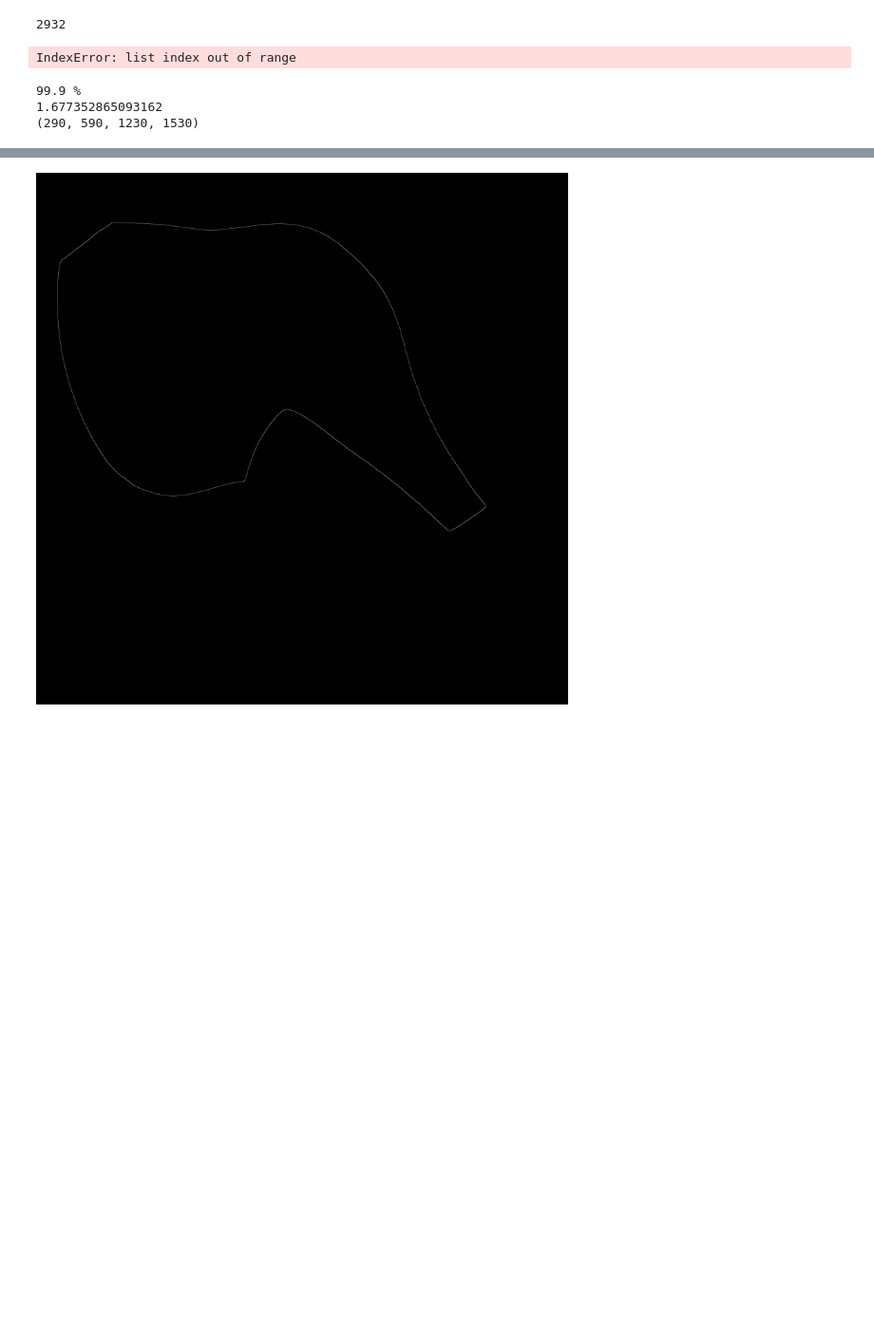
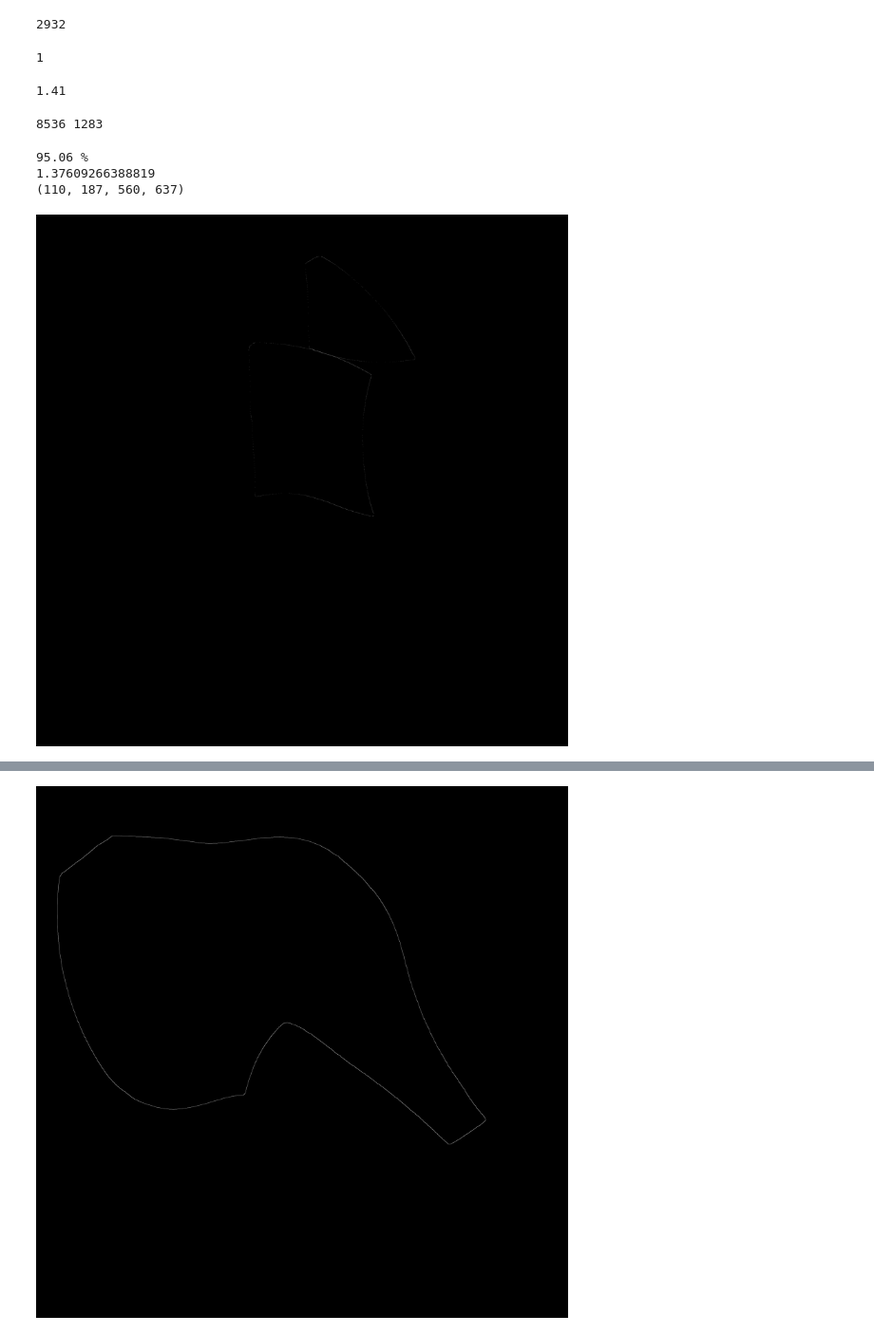
Before and after one commit to Totti00/VA_Project, a Jupyter notebook: VA_project.ipynb, the cells around one changed output, grey strips where cells are left out. Shown: that part at 95% size. Saved outputs shown, nothing was run; the diff lists cells and outputs as text; code cells hidden in the pictures; blank space fills up the shorter version.

Commit message:
working on simpler edges

```diff
--- a/VA_project.ipynb
+++ b/VA_project.ipynb
@@ -398,7 +398,7 @@ def get_cosine_angle(a, b, c):
 def eval_match(edge1, edge2):
   arr1 = edge1.copy()
   arr2 = edge2.copy()
-  if check_length(arr1, arr2):  #check_euc_distance(arr1, arr2)
+  if True: #if check_length(arr1, arr2):  #check_euc_distance(arr1, arr2)
     shift = arr1[0] - arr2[0]
     arr2 += shift
     arr2 = rotate(arr2, arr2[0], get_angle(arr1[-1], arr1[0], arr2[-1]))
@@ -825 +825,15 @@ def new_match(arr1, arr2, max_size):
   return min_distance, min_coords
+# %%
+def get_quad_distance(A, B):
+  return ((B[0] - A[0])**2) + ((B[1] - A[1])**2)
+
+import math
+def distance(point1, point2):
+		return round(math.sqrt((point1[0] - point2[0])**2 + (point1[1] - point2[1])**2), 2)
+
+def get_distances(arr):
+  results = []
+  for i in range(len(arr)):
+    #results.append(get_quad_distance(arr[i], arr[i - 1]))
+    results.append(distance(arr[i], arr[i - 1]))
+  return results
@@ -825,0 +894,8 @@ def new_match(arr1, arr2, max_size):
+# %%
+max(difference(getX(contours[0])))
+# %% [output]
+1
+# %%
+max(get_distances(contours[0]))
+# %% [output]
+1.41
@@ -826,12 +904,41 @@ def new_match(arr1, arr2, max_size):
 # %%
-print(len(contours[0]), len(contours_simplifier(contours[4])))
+print(len(contours[0]), len(contours_simplifier(contours[1])))
 # %% [output]
-IndexError: list index out of range
+8536 1283
 # %%
-score, coords = new_match(contours[0], contours[2], 300)   #1, 3, 400
+score, coords = new_match(contours[3], contours[1])   #1, 3, 400
 print(score)
 print(coords)
 # %% [output]
-99.9 %
-1.677352865093162
-(290, 590, 1230, 1530)
+95.06 %
+1.37609266388819
+(110, 187, 560, 637)
+# %%
+#ATTACCA I PEZZI
+edge_1 = contours_simplifier(contours[3].copy())
+edge_2 = contours_simplifier(contours[1].copy())
+edge_min = min((edge_1, edge_2), key=len)
+edge_min = edge_min[::-1]
+edge_max = max((edge_1, edge_2), key=len)
+
+shift = edge_max[coords[0]:coords[1]][0] - edge_min[coords[2]:coords[3]][0]
+edge_min += shift
+
+angle_prova = get_angle(edge_max[coords[0]:coords[1]][-1], edge_max[coords[0]:coords[1]][0], edge_min[coords[2]:coords[3]][-1])
+edge_min = rotate(edge_min, edge_min[coords[2]:coords[3]][0], angle_prova)
+edge_min = np.ceil(edge_min).astype(int)
+
+while(get_cosine_angle(edge_max[coords[0]:coords[1]][-1], edge_max[coords[0]:coords[1]][0], edge_min[coords[2]:coords[3]][-1]) < 0.90):
+  angle_prova = get_angle(edge_max[coords[0]:coords[1]][-1], edge_max[coords[0]:coords[1]][0], edge_min[coords[2]:coords[3]][-1])
+  edge_min = rotate(edge_min, edge_min[coords[2]:coords[3]][0], angle_prova)
+  edge_min = np.ceil(edge_min).astype(int)
+
+joined_coords = np.concatenate((edge_max, edge_min))
+
+seg_edge = np.zeros((4016, 4016))
+joined_coords += 500
+x_coords, y_coords = joined_coords[:, 0], joined_coords[:, 1]
+seg_edge[x_coords, y_coords] = 255
+cv2_imshow(seg_edge)
+# %% [output]
+[figure, added]
```
Also changed, not shown: parts of 6 cells of this notebook.
